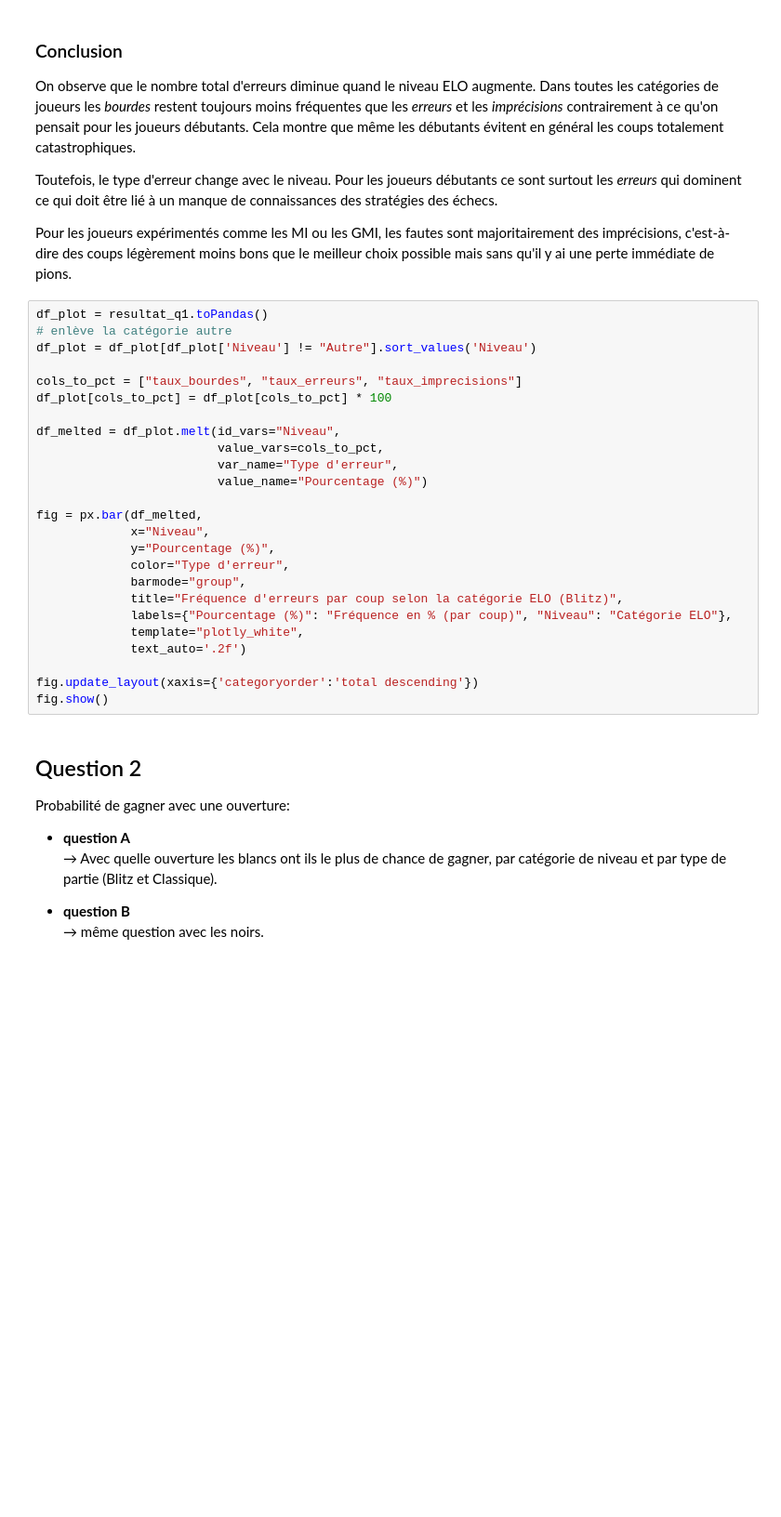
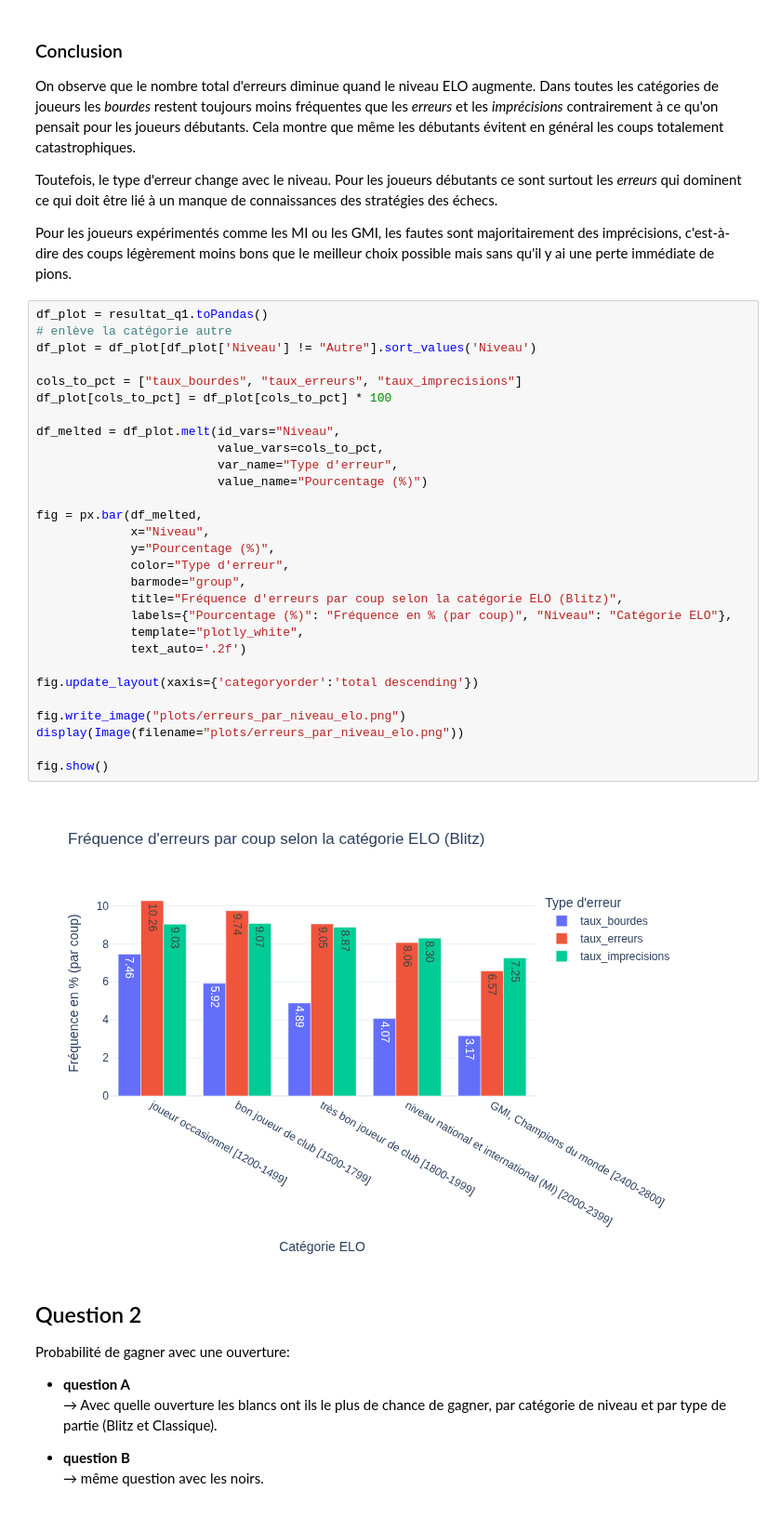
Before and after one commit to jandreolli/lichess-big-data-analysis, a Jupyter notebook: chess_game_analysis.ipynb, the cells around one changed output. Shown at 93% size. Cells and saved outputs as stored; diff of their text form; blank space fills up the shorter version.

Commit message:
add plots preview

```diff
--- a/chess_game_analysis.ipynb
+++ b/chess_game_analysis.ipynb
@@ -192,28 +211,34 @@ Pour les joueurs expérimentés comme les MI ou les GMI, les fautes sont majorit
 # %%
 df_plot = resultat_q1.toPandas()
 # enlève la catégorie autre
 df_plot = df_plot[df_plot['Niveau'] != "Autre"].sort_values('Niveau')
 
 cols_to_pct = ["taux_bourdes", "taux_erreurs", "taux_imprecisions"]
 df_plot[cols_to_pct] = df_plot[cols_to_pct] * 100
 
 df_melted = df_plot.melt(id_vars="Niveau",
                          value_vars=cols_to_pct,
                          var_name="Type d'erreur",
                          value_name="Pourcentage (%)")
 
 fig = px.bar(df_melted,
              x="Niveau",
              y="Pourcentage (%)",
              color="Type d'erreur",
              barmode="group",
              title="Fréquence d'erreurs par coup selon la catégorie ELO (Blitz)",
              labels={"Pourcentage (%)": "Fréquence en % (par coup)", "Niveau": "Catégorie ELO"},
              template="plotly_white",
              text_auto='.2f')
 
 fig.update_layout(xaxis={'categoryorder':'total descending'})
+
+fig.write_image("plots/erreurs_par_niveau_elo.png")
+display(Image(filename="plots/erreurs_par_niveau_elo.png"))
+
 fig.show()
+# %% [output]
+[figure, added]
 # %% [markdown]
 ## Question 2
 Probabilité de gagner avec une ouverture:
```
Also changed, not shown: parts of 14 cells of this notebook, 4 other files.
